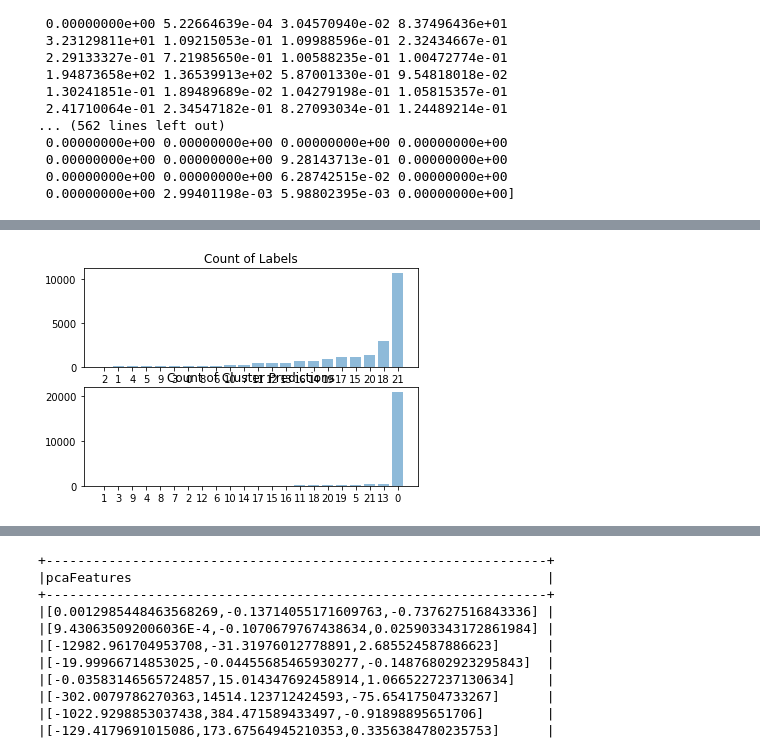
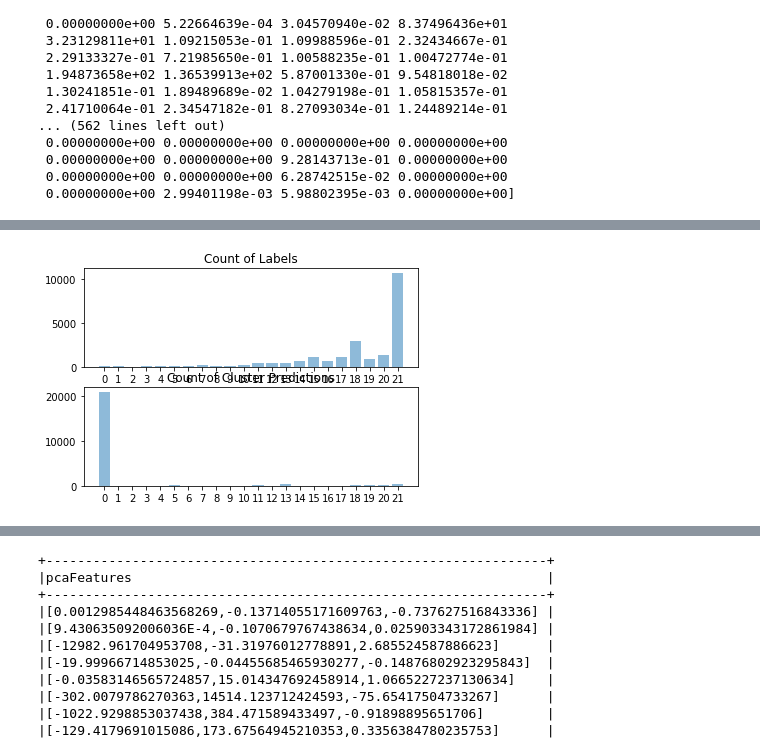
Before and after one commit to 8t88/kdd-cluster, a Jupyter notebook: notebooks/spark_cluster.ipynb, the cells around one changed output, grey strips where cells are left out. Drawn from its saved outputs; the diff is of its cells as text; code cells hidden in the pictures.

```diff
--- a/notebooks/spark_cluster.ipynb
+++ b/notebooks/spark_cluster.ipynb
@@ -68,6 +78,8 @@ centers = kmeansmodel.clusterCenters()
 print ("Cluster Centers: ")
 for center in centers:
     print(center)
+
+predictions_df = kmeansmodel.transform(vector_features)
 # %% [output]
 Sum of Squared Errors = 542853923909.0288
 Cluster Centers:
@@ -142,20 +103,20 @@ label_prediction_agg_pd
 # %%
 import numpy as np
 import matplotlib.pyplot as plt
 
-
-
+label_agg_pd = predictions_df.groupBy('index_label').count().sort("index_label").toPandas()
+prediction_agg_pd = predictions_df.groupBy('prediction').count().sort("prediction").toPandas()
 y_pos = np.arange(len(label_agg_pd['index_label']))
 
 plt.subplot(2,1,1)
 plt.bar(y_pos, label_agg_pd['count'], align='center', alpha=0.5)
 plt.xticks(y_pos, label_agg_pd['index_label'])
 plt.title('Count of Labels')
 
 plt.subplot(2,1,2)
 plt.bar(y_pos, prediction_agg_pd['count'], align='center', alpha=0.5)
 plt.xticks(y_pos, prediction_agg_pd['prediction'])
 plt.title('Count of Cluster Predictions')
 plt.show()
 # %% [output]
-[figure, old version]
+[figure, new version]
```
Also changed, not shown: parts of 21 cells of this notebook, 5 other files.
